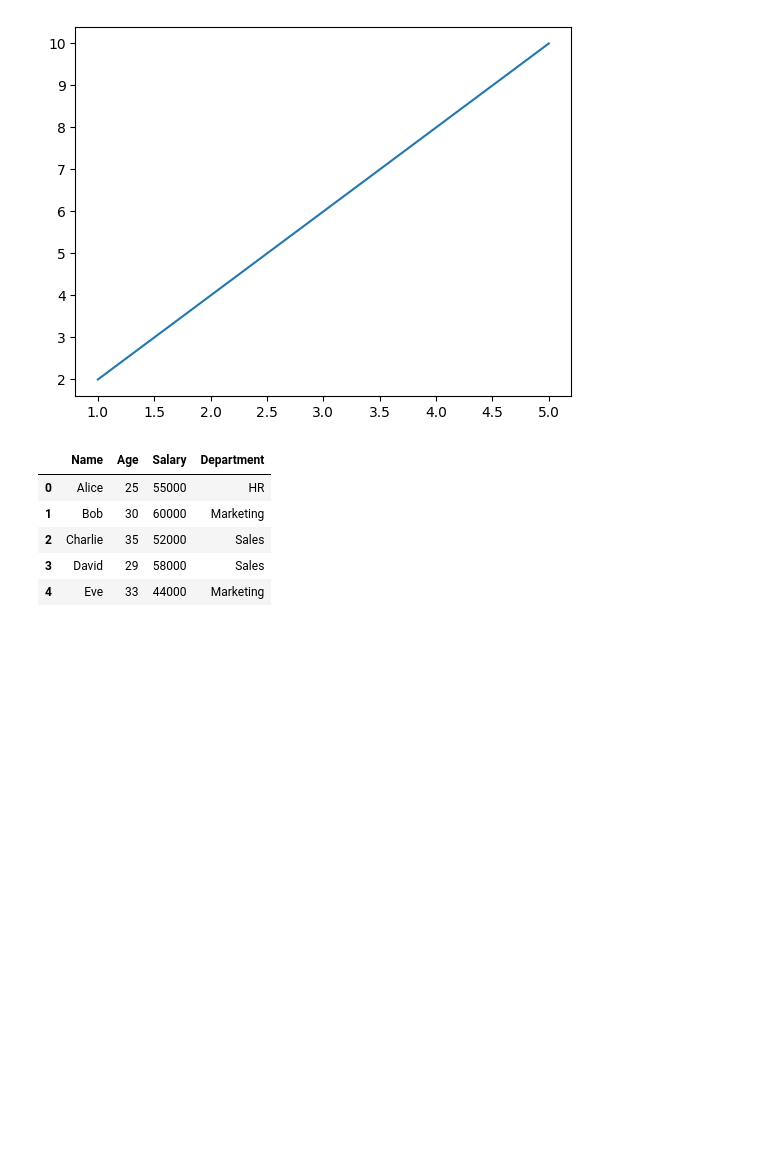
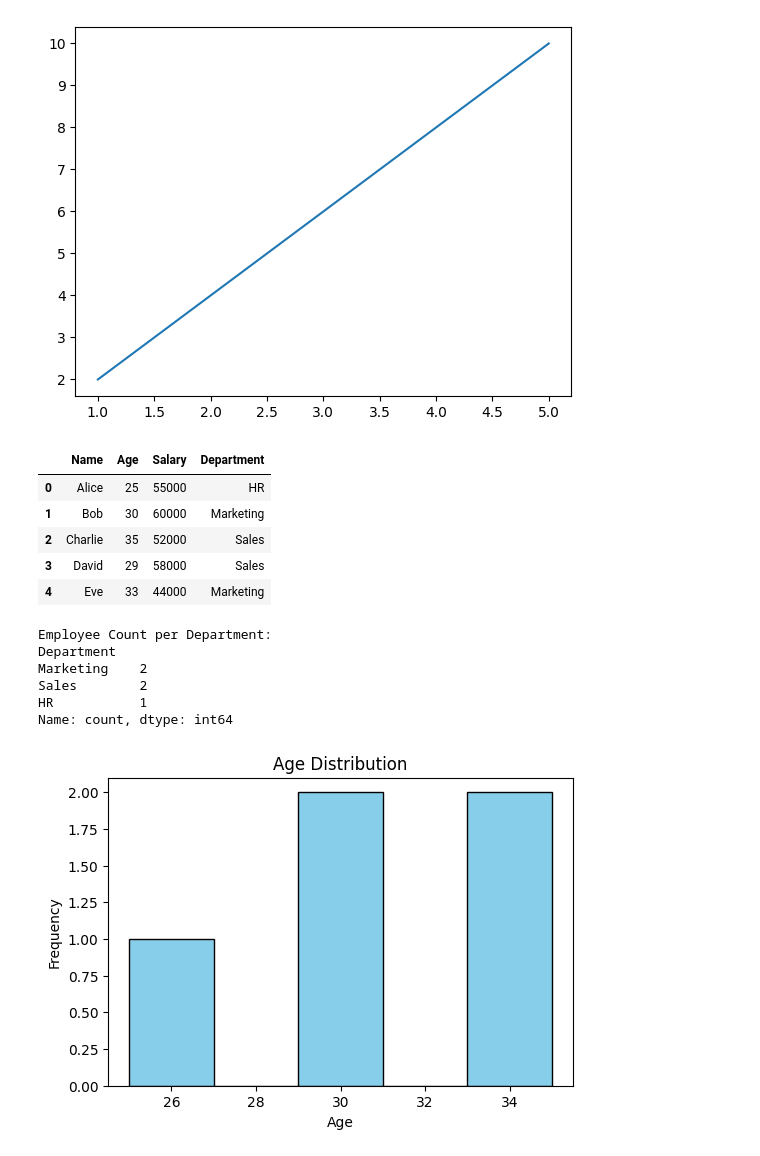
Before and after one commit to anuvishalp/Python_basics, a Jupyter notebook: Numpy_Basics.ipynb, the cells around one changed output. Cells and saved outputs as stored; diff of their text form; code cells hidden in the pictures; blank space fills up the shorter version.

```diff
--- a/Numpy_Basics.ipynb
+++ b/Numpy_Basics.ipynb
@@ -507,0 +514,19 @@ df
+# %%
+import pandas as pd
+import matplotlib.pyplot as plt
+
+# --- Base DataFrame ---
+data = {
+    "Name": ["Alice", "Bob", "Charlie", "David", "Eve"],
+    "Age": [25, 30, 35, 29, 33],
+    "Salary": [55000, 60000, 52000, 58000, 44000],
+    "Department": ["HR", "Marketing", "Sales", "Sales", "Marketing"]
+}
+
+df = pd.DataFrame(data)
+
+# 1. Show avg age and maximum salary
+avg_age = df["Age"].mean()
+max_salary = df["Salary"].max()
+print("Average Age:", avg_age)
+print("Maximum Salary:", max_salary)
@@ -507,0 +537,22 @@ df
+# %%
+# 2. Count employees in each department
+dept_counts = df["Department"].value_counts()
+print("\nEmployee Count per Department:")
+print(dept_counts)
+# %% [output]
+Employee Count per Department:
+Department
+Marketing    2
+Sales        2
+HR           1
+Name: count, dtype: int64
+# %%
+# 3. Plot histogram of Age
+plt.figure(figsize=(6,4))
+plt.hist(df["Age"], bins=5, color="skyblue", edgecolor="black")
+plt.title("Age Distribution")
+plt.xlabel("Age")
+plt.ylabel("Frequency")
+plt.show()
+# %% [output]
+[figure, added]
```
Also changed, not shown: parts of 7 cells of this notebook.
